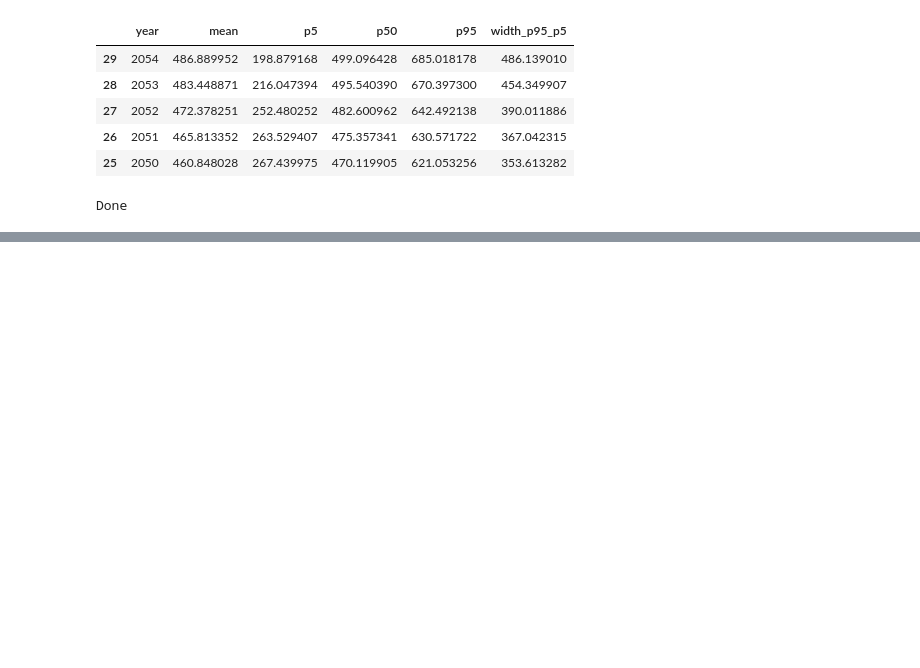
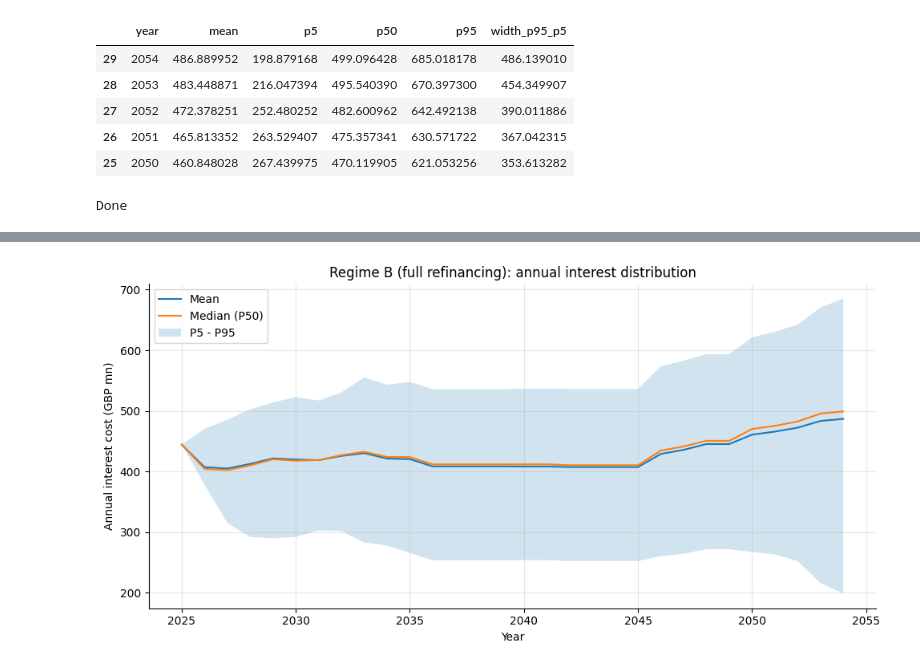
Before and after one commit to shankarvarun01-hash/cadent-debt-sim, a Jupyter notebook: debt_interest_simulation.ipynb, the cells around one changed output, grey strips where cells are left out. Drawn from its saved outputs; the diff is of its cells as text; code cells hidden in the pictures; blank space fills up the shorter version.

```diff
--- a/debt_interest_simulation.ipynb
+++ b/debt_interest_simulation.ipynb
@@ -295,0 +708,15 @@ Done
+# %%
+plt.figure(figsize=(10, 5))
+plt.plot(refi_stats["year"], refi_stats["mean"], label="Mean")
+plt.plot(refi_stats["year"], refi_stats["p50"], label="Median (P50)")
+plt.fill_between(refi_stats["year"], refi_stats["p5"], refi_stats["p95"], alpha=0.2, label="P5 - P95")
+plt.title("Regime B (full refinancing): annual interest distribution")
+plt.xlabel("Year")
+plt.ylabel("Annual interest cost (GBP mn)")
+plt.legend()
+plt.grid(True, alpha=0.3)
+plt.tight_layout()
+plt.savefig(OUTPUT_DIR / "slide4_refi_interest.png", dpi=200)
+plt.show()
+# %% [output]
+[figure, added]
```
Also changed, not shown: parts of 28 cells of this notebook.
